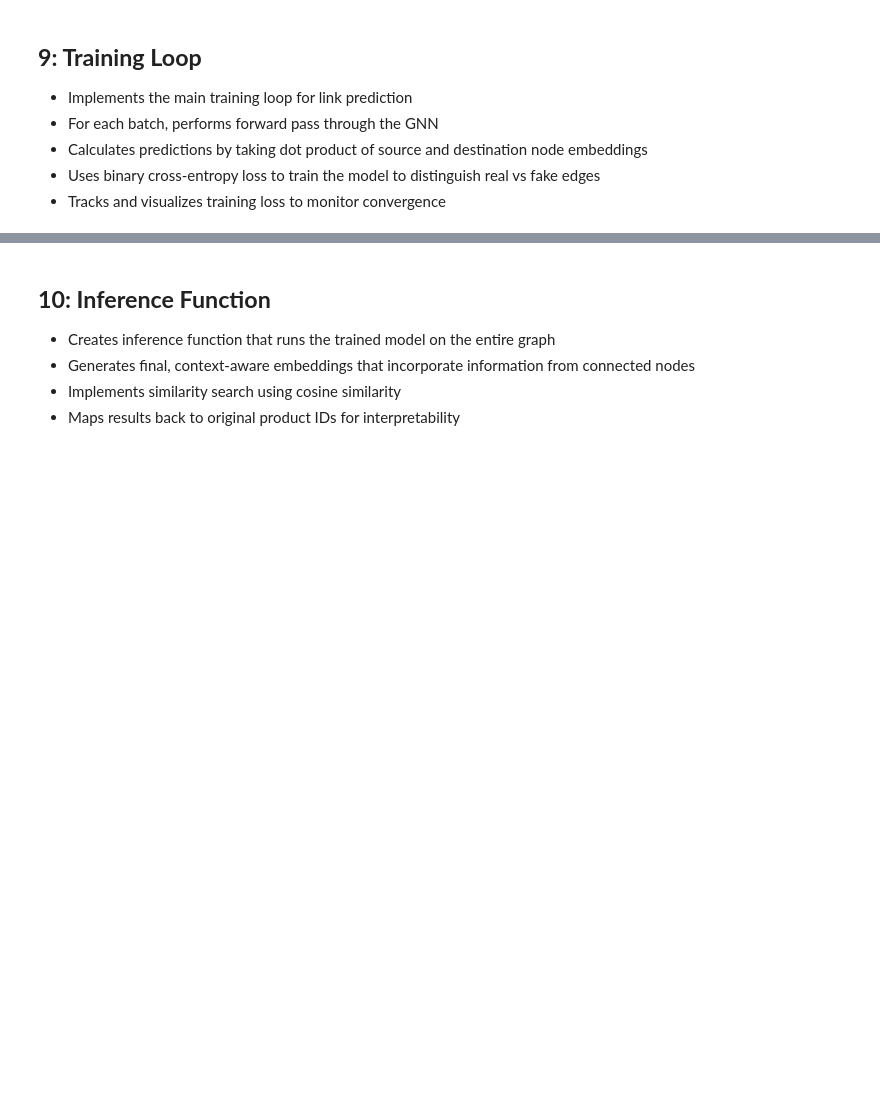
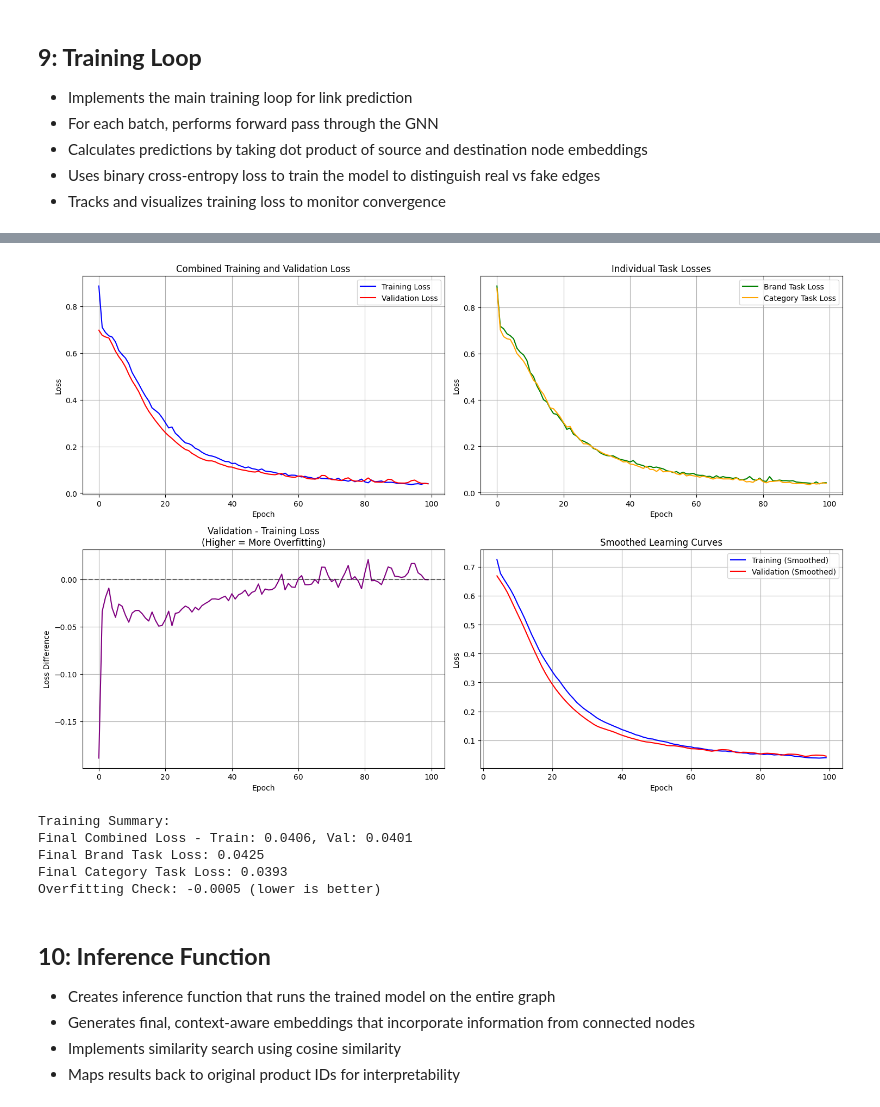
Before and after one commit to ProductPriceTrackerOrg/data-science, a Jupyter notebook: notebooks/GNN/02_building_GNN.ipynb, the cells around one changed output, grey strips where cells are left out. Cells and saved outputs as stored; diff of their text form; code cells hidden in the pictures; blank space fills up the shorter version.

```diff
--- a/notebooks/GNN/02_building_GNN.ipynb
+++ b/notebooks/GNN/02_building_GNN.ipynb
@@ -710,3 +741,66 @@ Final Validation Loss: 0.2111
+# %%
+# Plot comprehensive training results
+plt.figure(figsize=(15, 10))
+
+# Plot 1: Combined losses
+plt.subplot(2, 2, 1)
+plt.plot(train_losses, label='Training Loss', color='blue')
+plt.plot(val_losses, label='Validation Loss', color='red')
+plt.title('Combined Training and Validation Loss')
+plt.xlabel('Epoch')
+plt.ylabel('Loss')
+plt.legend()
+plt.grid(True)
+
+# Plot 2: Individual task losses
+plt.subplot(2, 2, 2)
+plt.plot(brand_losses, label='Brand Task Loss', color='green')
+plt.plot(category_losses, label='Category Task Loss', color='orange')
+plt.title('Individual Task Losses')
+plt.xlabel('Epoch')
+plt.ylabel('Loss')
+plt.legend()
+plt.grid(True)
+
+# Plot 3: Loss difference (overfitting detection)
+plt.subplot(2, 2, 3)
+loss_diff = [val - train for val, train in zip(val_losses, train_losses)]
+plt.plot(loss_diff, color='purple')
+plt.title('Validation - Training Loss\n(Higher = More Overfitting)')
+plt.xlabel('Epoch')
+plt.ylabel('Loss Difference')
+plt.grid(True)
+plt.axhline(y=0, color='black', linestyle='--', alpha=0.5)
+
+# Plot 4: Learning curves smoothed
+plt.subplot(2, 2, 4)
+window = 5
+if len(train_losses) >= window:
+    train_smooth = pd.Series(train_losses).rolling(window).mean()
+    val_smooth = pd.Series(val_losses).rolling(window).mean()
+    plt.plot(train_smooth, label='Training (Smoothed)', color='blue')
+    plt.plot(val_smooth, label='Validation (Smoothed)', color='red')
+    plt.title('Smoothed Learning Curves')
+    plt.xlabel('Epoch')
+    plt.ylabel('Loss')
+    plt.legend()
+    plt.grid(True)
+
+plt.tight_layout()
+plt.show()
+
+print(f"\nTraining Summary:")
+print(f"Final Combined Loss - Train: {train_losses[-1]:.4f}, Val: {val_losses[-1]:.4f}")
+print(f"Final Brand Task Loss: {brand_losses[-1]:.4f}")
+print(f"Final Category Task Loss: {category_losses[-1]:.4f}")
+print(f"Overfitting Check: {val_losses[-1] - train_losses[-1]:.4f} (lower is better)")
+# %% [output]
+[figure, added]
+Training Summary:
+Final Combined Loss - Train: 0.0406, Val: 0.0401
+Final Brand Task Loss: 0.0425
+Final Category Task Loss: 0.0393
+Overfitting Check: -0.0005 (lower is better)
 # %% [markdown]
 ## **10: Inference Function**
 
```
Also changed, not shown: parts of 16 cells of this notebook.
